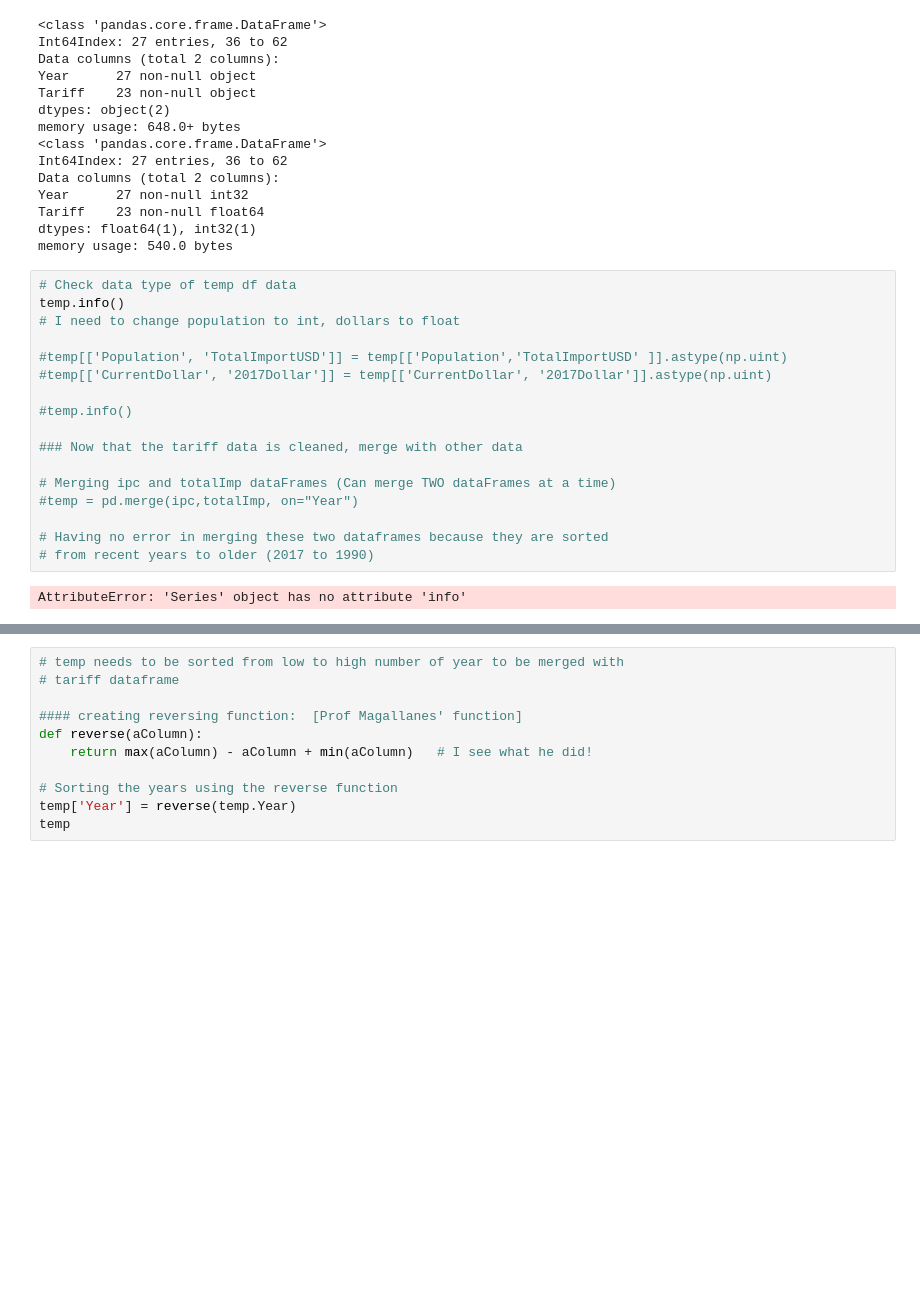
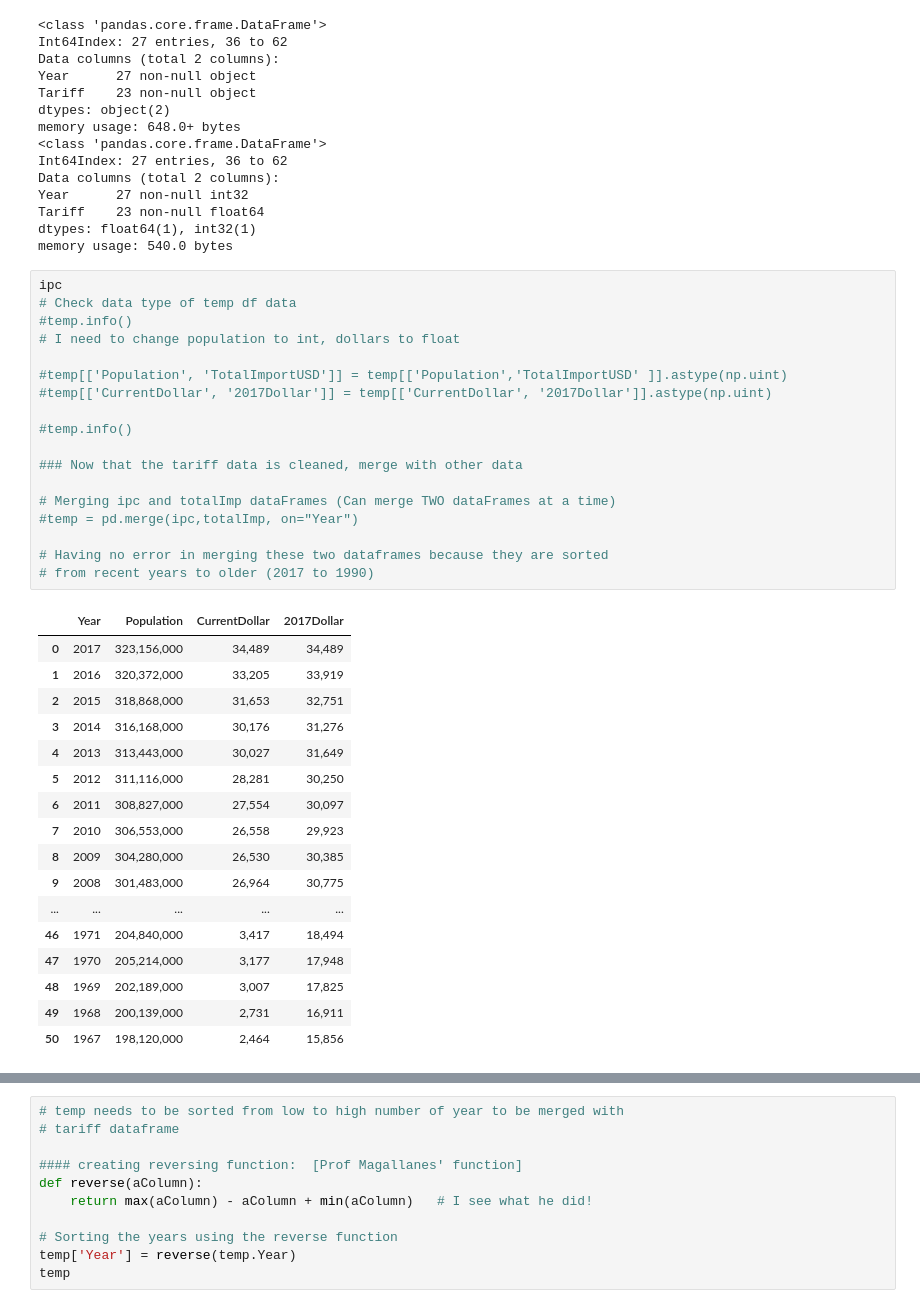
Before and after one commit to brmkim/599GroupRepo, a Jupyter notebook: FINAL.ipynb, the cells around one changed output, grey strips where cells are left out. Cells and saved outputs as stored; diff of their text form; blank space fills up the shorter version.

Commit message:
editing errors in CSV file

```diff
--- a/FINAL.ipynb
+++ b/FINAL.ipynb
@@ -159,24 +178,41 @@ Tariff    23 non-null float64
 dtypes: float64(1), int32(1)
 memory usage: 540.0 bytes
 # %%
+ipc
 # Check data type of temp df data
-temp.info()
+#temp.info()
 # I need to change population to int, dollars to float
 
 #temp[['Population', 'TotalImportUSD']] = temp[['Population','TotalImportUSD' ]].astype(np.uint)
 #temp[['CurrentDollar', '2017Dollar']] = temp[['CurrentDollar', '2017Dollar']].astype(np.uint)
 
 #temp.info()
 
 ### Now that the tariff data is cleaned, merge with other data
 
 # Merging ipc and totalImp dataFrames (Can merge TWO dataFrames at a time)
 #temp = pd.merge(ipc,totalImp, on="Year")
 
 # Having no error in merging these two dataframes because they are sorted
 # from recent years to older (2017 to 1990)
 # %% [output]
-AttributeError: 'Series' object has no attribute 'info'
+|  | Year | Population | CurrentDollar | 2017Dollar |
+| 0 | 2017 | 323,156,000 | 34,489 | 34,489 |
+| 1 | 2016 | 320,372,000 | 33,205 | 33,919 |
+| 2 | 2015 | 318,868,000 | 31,653 | 32,751 |
+| 3 | 2014 | 316,168,000 | 30,176 | 31,276 |
+| 4 | 2013 | 313,443,000 | 30,027 | 31,649 |
+| 5 | 2012 | 311,116,000 | 28,281 | 30,250 |
+| 6 | 2011 | 308,827,000 | 27,554 | 30,097 |
+| 7 | 2010 | 306,553,000 | 26,558 | 29,923 |
+| 8 | 2009 | 304,280,000 | 26,530 | 30,385 |
+| 9 | 2008 | 301,483,000 | 26,964 | 30,775 |
+| ... | ... | ... | ... | ... |
+| 46 | 1971 | 204,840,000 | 3,417 | 18,494 |
+| 47 | 1970 | 205,214,000 | 3,177 | 17,948 |
+| 48 | 1969 | 202,189,000 | 3,007 | 17,825 |
+| 49 | 1968 | 200,139,000 | 2,731 | 16,911 |
+| 50 | 1967 | 198,120,000 | 2,464 | 15,856 |
 # %%
 temp
 # %% [output]
```
Also changed, not shown: parts of 3 cells of this notebook, 1 other file.
